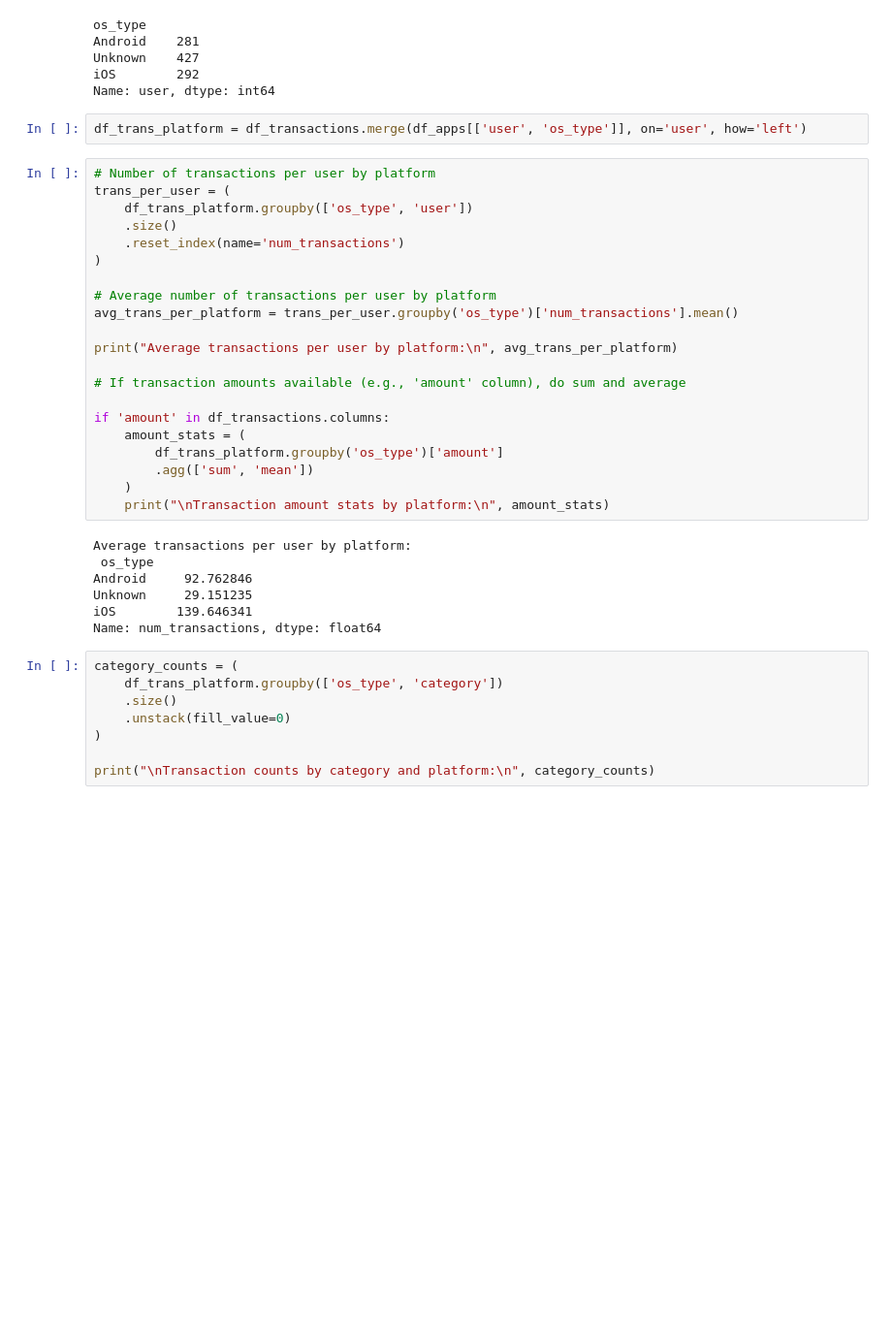
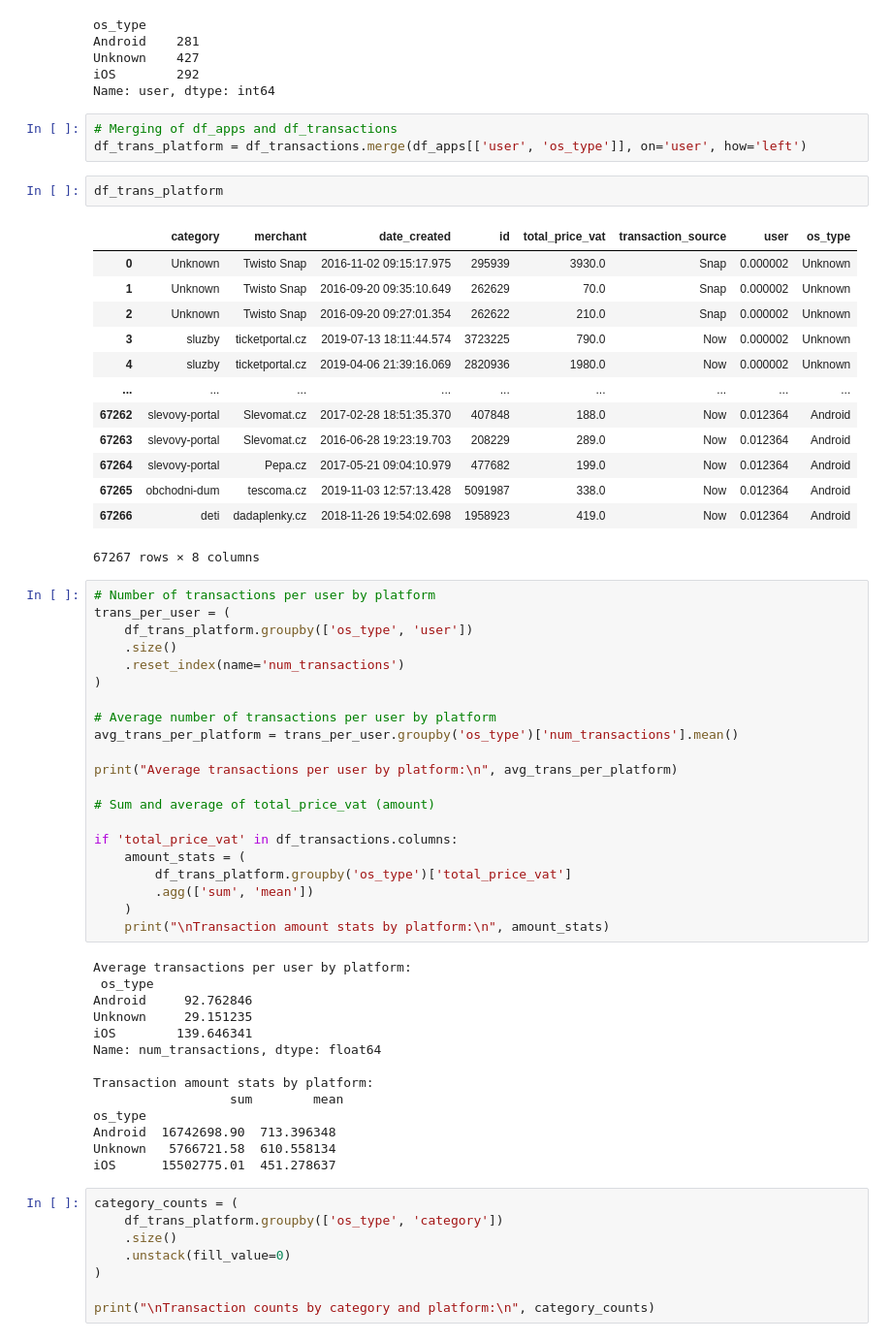
Before and after one commit to akorablov/Project_Twisto, a Jupyter notebook: twisto_project/3_OS_users_analysis.ipynb, the cells around one changed output. Shown at 97% size. Saved outputs shown, nothing was run; the diff lists cells and outputs as text; blank space fills up the shorter version.

```diff
--- a/twisto_project/3_OS_users_analysis.ipynb
+++ b/twisto_project/3_OS_users_analysis.ipynb
@@ -47,7 +63,24 @@ Unknown    427
 iOS        292
 Name: user, dtype: int64
 # %%
+# Merging of df_apps and df_transactions
 df_trans_platform = df_transactions.merge(df_apps[['user', 'os_type']], on='user', how='left')
+# %%
+df_trans_platform
+# %% [output]
+|  | category | merchant | date_created | id | total_price_vat | transaction_source | user | os_type |
+| 0 | Unknown | Twisto Snap | 2016-11-02 09:15:17.975 | 295939 | 3930.0 | Snap | 0.000002 | Unknown |
+| 1 | Unknown | Twisto Snap | 2016-09-20 09:35:10.649 | 262629 | 70.0 | Snap | 0.000002 | Unknown |
+| 2 | Unknown | Twisto Snap | 2016-09-20 09:27:01.354 | 262622 | 210.0 | Snap | 0.000002 | Unknown |
+| 3 | sluzby | ticketportal.cz | 2019-07-13 18:11:44.574 | 3723225 | 790.0 | Now | 0.000002 | Unknown |
+| 4 | sluzby | ticketportal.cz | 2019-04-06 21:39:16.069 | 2820936 | 1980.0 | Now | 0.000002 | Unknown |
+| ... | ... | ... | ... | ... | ... | ... | ... | ... |
+| 67262 | slevovy-portal | Slevomat.cz | 2017-02-28 18:51:35.370 | 407848 | 188.0 | Now | 0.012364 | Android |
+| 67263 | slevovy-portal | Slevomat.cz | 2016-06-28 19:23:19.703 | 208229 | 289.0 | Now | 0.012364 | Android |
+| 67264 | slevovy-portal | Pepa.cz | 2017-05-21 09:04:10.979 | 477682 | 199.0 | Now | 0.012364 | Android |
+| 67265 | obchodni-dum | tescoma.cz | 2019-11-03 12:57:13.428 | 5091987 | 338.0 | Now | 0.012364 | Android |
+| 67266 | deti | dadaplenky.cz | 2018-11-26 19:54:02.698 | 1958923 | 419.0 | Now | 0.012364 | Android |
+67267 rows × 8 columns
 # %%
 # Number of transactions per user by platform
 trans_per_user = (
@@ -61,11 +94,11 @@ avg_trans_per_platform = trans_per_user.groupby('os_type')['num_transactions'].m
 
 print("Average transactions per user by platform:\n", avg_trans_per_platform)
 
-# If transaction amounts available (e.g., 'amount' column), do sum and average
+# Sum and average of total_price_vat (amount)
 
-if 'amount' in df_transactions.columns:
+if 'total_price_vat' in df_transactions.columns:
     amount_stats = (
-        df_trans_platform.groupby('os_type')['amount']
+        df_trans_platform.groupby('os_type')['total_price_vat']
         .agg(['sum', 'mean'])
     )
     print("\nTransaction amount stats by platform:\n", amount_stats)
@@ -76,6 +109,13 @@ Android     92.762846
 Unknown     29.151235
 iOS        139.646341
 Name: num_transactions, dtype: float64
+
+Transaction amount stats by platform:
+                  sum        mean
+os_type
+Android  16742698.90  713.396348
+Unknown   5766721.58  610.558134
+iOS      15502775.01  451.278637
 # %%
 category_counts = (
     df_trans_platform.groupby(['os_type', 'category'])
```
Also changed, not shown: parts of 4 cells of this notebook.
